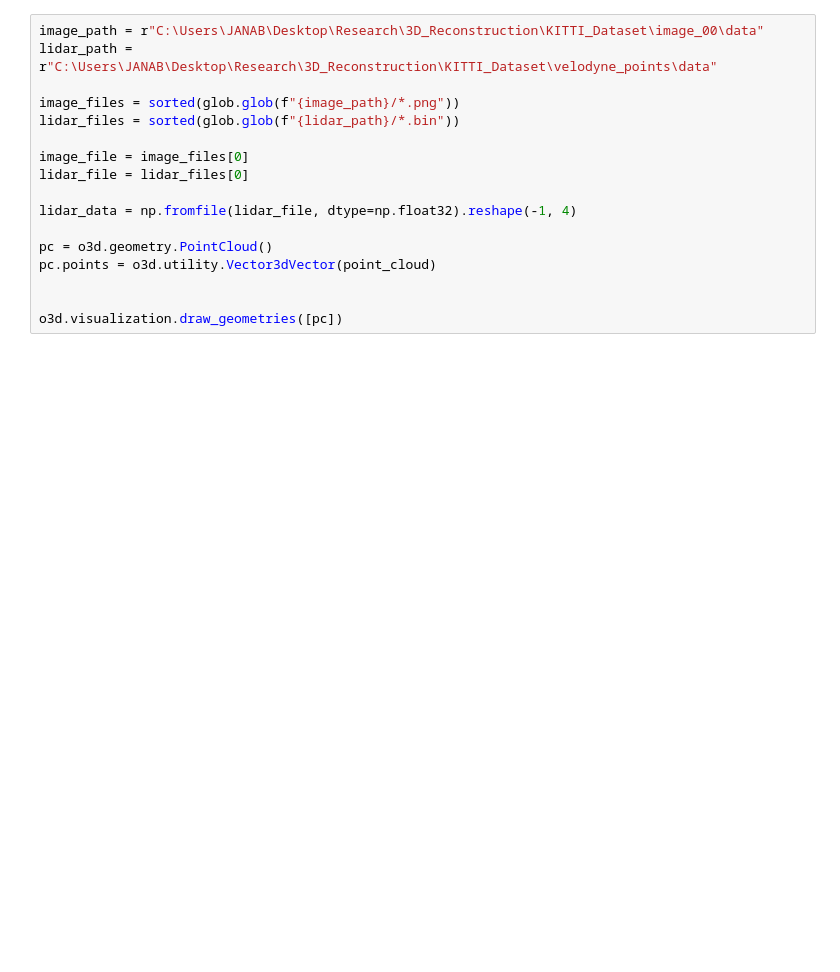
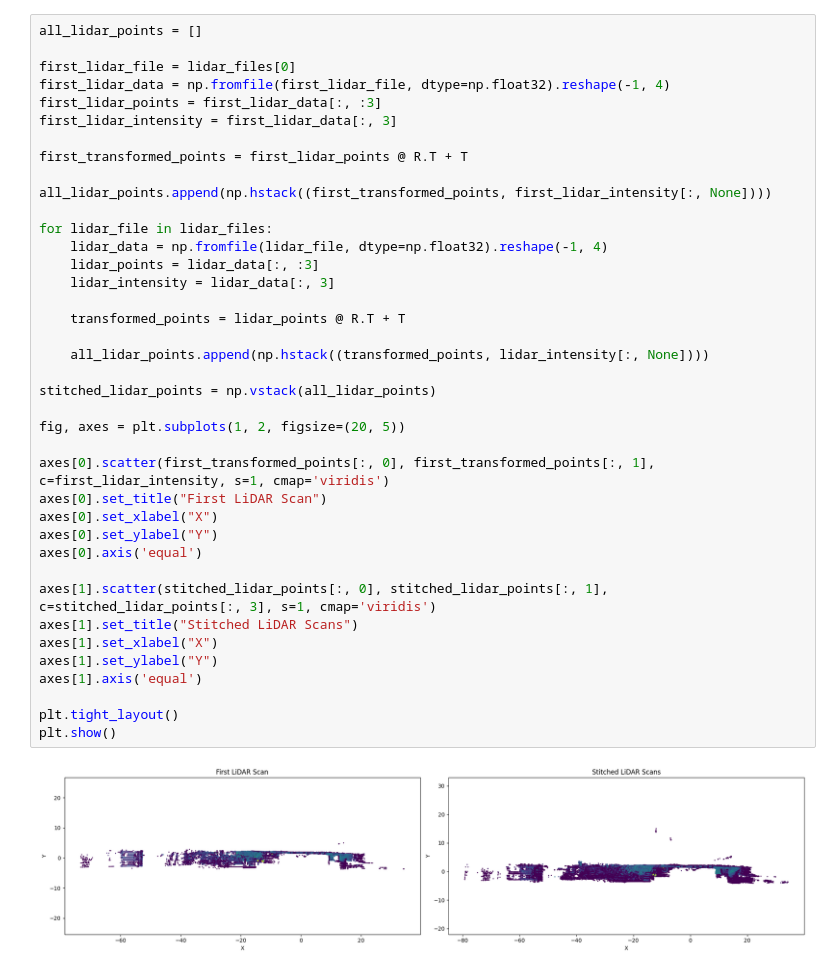
Before and after one commit to SINR-Group/PointCloud-Diffusion, a Jupyter notebook: notebooks/add_p_clouds.ipynb, the cells around one changed output. Cells and saved outputs as stored; diff of their text form; blank space fills up the shorter version.

```diff
--- a/notebooks/add_p_clouds.ipynb
+++ b/notebooks/add_p_clouds.ipynb
@@ -108,17 +116,41 @@ else:
-# %%
-image_path = r"C:\Users\JANAB\Desktop\Research\3D_Reconstruction\KITTI_Dataset\image_00\data"
-lidar_path = r"C:\Users\JANAB\Desktop\Research\3D_Reconstruction\KITTI_Dataset\velodyne_points\data"
-
-image_files = sorted(glob.glob(f"{image_path}/*.png"))
-lidar_files = sorted(glob.glob(f"{lidar_path}/*.bin"))
-
-image_file = image_files[0]
-lidar_file = lidar_files[0]
-
-lidar_data = np.fromfile(lidar_file, dtype=np.float32).reshape(-1, 4)
-
-pc = o3d.geometry.PointCloud()
-pc.points = o3d.utility.Vector3dVector(point_cloud)
-
-
-o3d.visualization.draw_geometries([pc])
+# %%
+all_lidar_points = []
+
+first_lidar_file = lidar_files[0]
+first_lidar_data = np.fromfile(first_lidar_file, dtype=np.float32).reshape(-1, 4)
+first_lidar_points = first_lidar_data[:, :3]
+first_lidar_intensity = first_lidar_data[:, 3]
+
+first_transformed_points = first_lidar_points @ R.T + T
+
+all_lidar_points.append(np.hstack((first_transformed_points, first_lidar_intensity[:, None])))
+
+for lidar_file in lidar_files:
+    lidar_data = np.fromfile(lidar_file, dtype=np.float32).reshape(-1, 4)
+    lidar_points = lidar_data[:, :3]
+    lidar_intensity = lidar_data[:, 3]
+
+    transformed_points = lidar_points @ R.T + T
+
+    all_lidar_points.append(np.hstack((transformed_points, lidar_intensity[:, None])))
+
+stitched_lidar_points = np.vstack(all_lidar_points)
+
+fig, axes = plt.subplots(1, 2, figsize=(20, 5))
+
+axes[0].scatter(first_transformed_points[:, 0], first_transformed_points[:, 1], c=first_lidar_intensity, s=1, cmap='viridis')
+axes[0].set_title("First LiDAR Scan")
+axes[0].set_xlabel("X")
+axes[0].set_ylabel("Y")
+axes[0].axis('equal')
+
+axes[1].scatter(stitched_lidar_points[:, 0], stitched_lidar_points[:, 1], c=stitched_lidar_points[:, 3], s=1, cmap='viridis')
+axes[1].set_title("Stitched LiDAR Scans")
+axes[1].set_xlabel("X")
+axes[1].set_ylabel("Y")
+axes[1].axis('equal')
+
+plt.tight_layout()
+plt.show()
+# %% [output]
+[figure, added]
```
Also changed, not shown: parts of 6 cells of this notebook.
